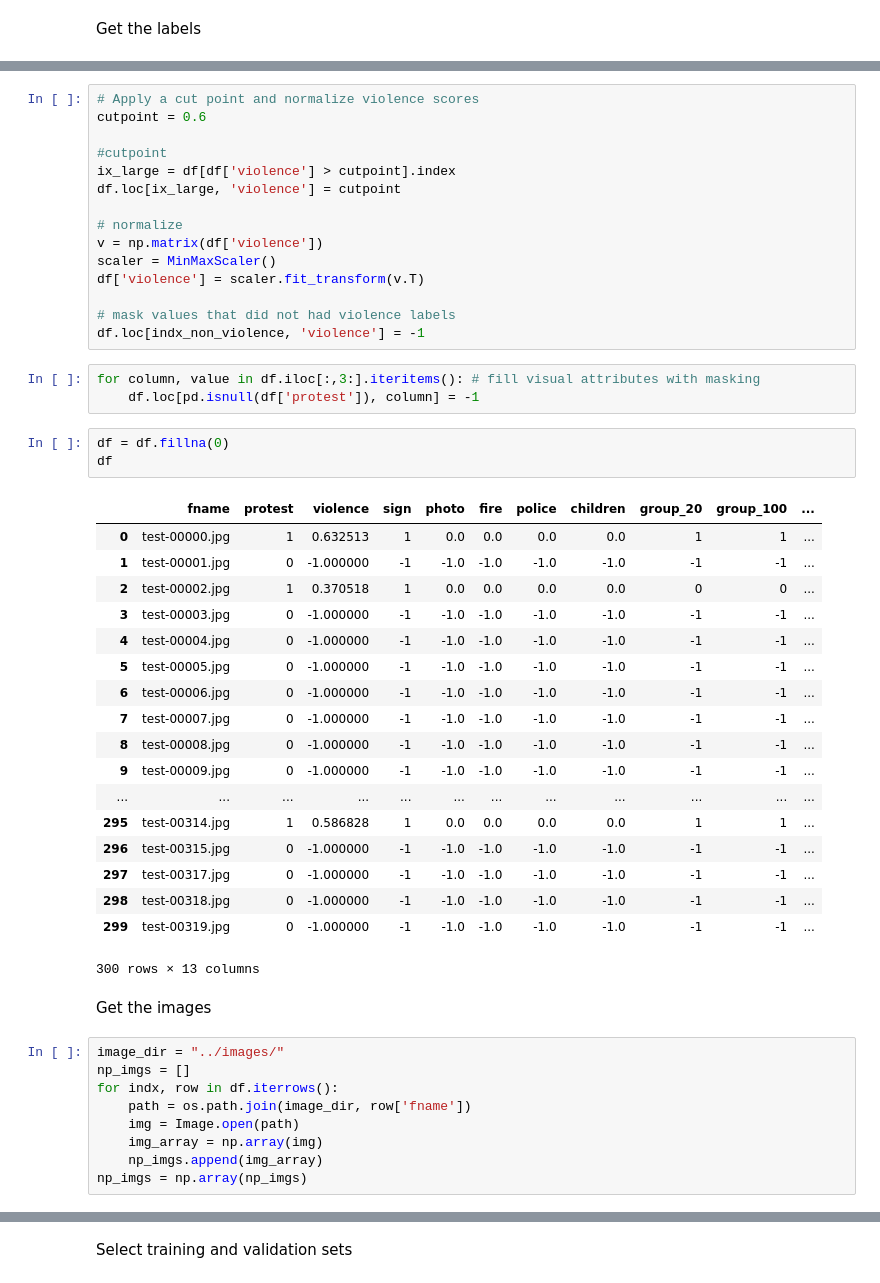
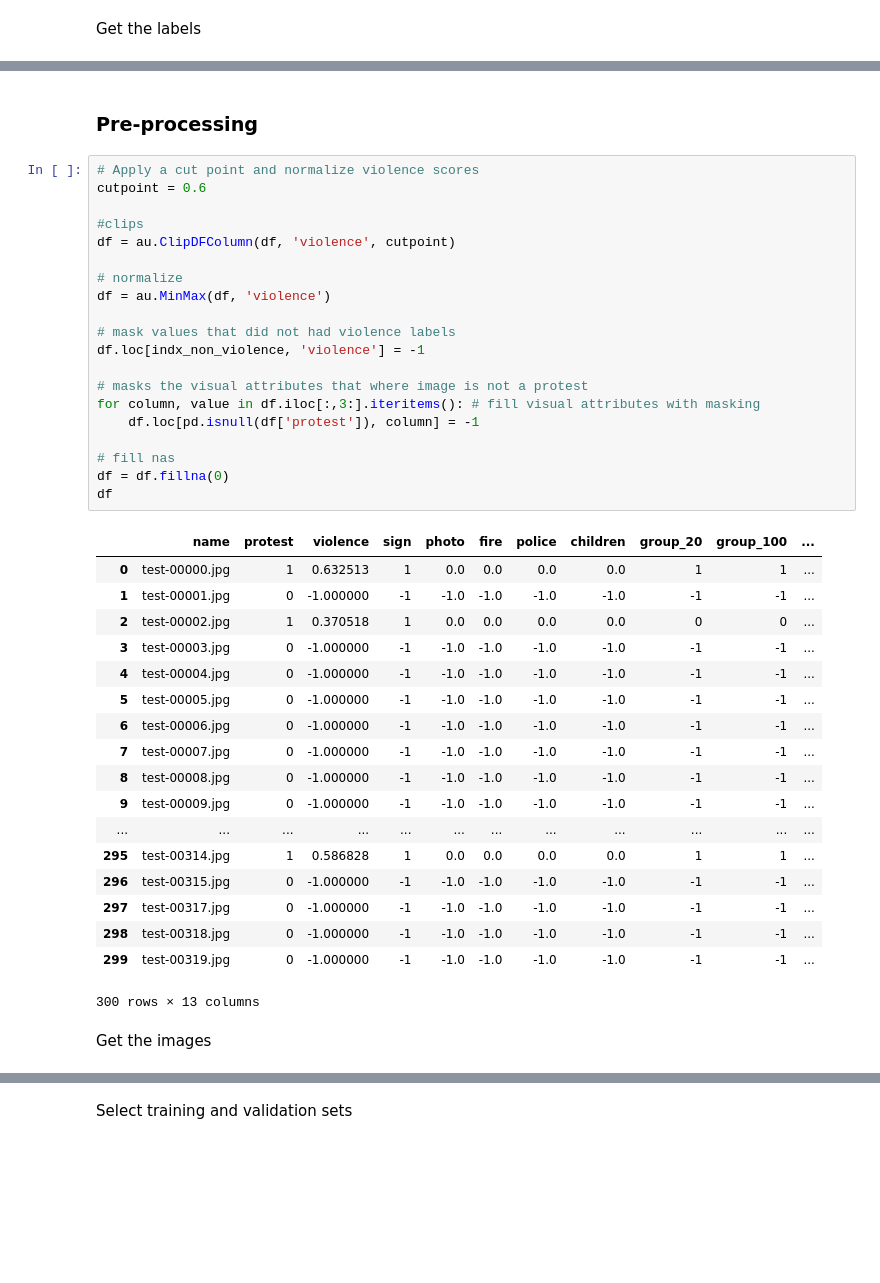
Before and after one commit to kalkun/Thesis, a Jupyter notebook: analysis/UCLA_results_validation.ipynb, the cells around one changed output, grey strips where cells are left out. Cells and saved outputs as stored; diff of their text form; blank space fills up the shorter version.

```diff
--- a/analysis/UCLA_results_validation.ipynb
+++ b/analysis/UCLA_results_validation.ipynb
@@ -64,52 +65,44 @@ for indx, im in enumerate(imgs[:300]):
     df = df.append(values, ignore_index=True)
+# %% [markdown]
+### Pre-processing
 # %%
 # Apply a cut point and normalize violence scores
 cutpoint = 0.6
 
-#cutpoint
-ix_large = df[df['violence'] > cutpoint].index
-df.loc[ix_large, 'violence'] = cutpoint
+#clips
+df = au.ClipDFColumn(df, 'violence', cutpoint)
 
 # normalize
-v = np.matrix(df['violence'])
-scaler = MinMaxScaler()
-df['violence'] = scaler.fit_transform(v.T)
+df = au.MinMax(df, 'violence')
 
 # mask values that did not had violence labels
 df.loc[indx_non_violence, 'violence'] = -1
+
+# masks the visual attributes that where image is not a protest
+for column, value in df.iloc[:,3:].iteritems(): # fill visual attributes with masking
+    df.loc[pd.isnull(df['protest']), column] = -1
+
+# fill nas
+df = df.fillna(0)
+df
+# %% [output]
+|  | name | protest | violence | sign | photo | fire | police | children | group_20 | group_100 | ... |
+| 0 | test-00000.jpg | 1 | 0.632513 | 1 | 0.0 | 0.0 | 0.0 | 0.0 | 1 | 1 | ... |
+| 1 | test-00001.jpg | 0 | -1.000000 | -1 | -1.0 | -1.0 | -1.0 | -1.0 | -1 | -1 | ... |
+| 2 | test-00002.jpg | 1 | 0.370518 | 1 | 0.0 | 0.0 | 0.0 | 0.0 | 0 | 0 | ... |
+| 3 | test-00003.jpg | 0 | -1.000000 | -1 | -1.0 | -1.0 | -1.0 | -1.0 | -1 | -1 | ... |
+| 4 | test-00004.jpg | 0 | -1.000000 | -1 | -1.0 | -1.0 | -1.0 | -1.0 | -1 | -1 | ... |
+| 5 | test-00005.jpg | 0 | -1.000000 | -1 | -1.0 | -1.0 | -1.0 | -1.0 | -1 | -1 | ... |
+| 6 | test-00006.jpg | 0 | -1.000000 | -1 | -1.0 | -1.0 | -1.0 | -1.0 | -1 | -1 | ... |
+| 7 | test-00007.jpg | 0 | -1.000000 | -1 | -1.0 | -1.0 | -1.0 | -1.0 | -1 | -1 | ... |
+| 8 | test-00008.jpg | 0 | -1.000000 | -1 | -1.0 | -1.0 | -1.0 | -1.0 | -1 | -1 | ... |
+| 9 | test-00009.jpg | 0 | -1.000000 | -1 | -1.0 | -1.0 | -1.0 | -1.0 | -1 | -1 | ... |
+| ... | ... | ... | ... | ... | ... | ... | ... | ... | ... | ... | ... |
+| 295 | test-00314.jpg | 1 | 0.586828 | 1 | 0.0 | 0.0 | 0.0 | 0.0 | 1 | 1 | ... |
+| 296 | test-00315.jpg | 0 | -1.000000 | -1 | -1.0 | -1.0 | -1.0 | -1.0 | -1 | -1 | ... |
+| 297 | test-00317.jpg | 0 | -1.000000 | -1 | -1.0 | -1.0 | -1.0 | -1.0 | -1 | -1 | ... |
+| 298 | test-00318.jpg | 0 | -1.000000 | -1 | -1.0 | -1.0 | -1.0 | -1.0 | -1 | -1 | ... |
+| 299 | test-00319.jpg | 0 | -1.000000 | -1 | -1.0 | -1.0 | -1.0 | -1.0 | -1 | -1 | ... |
+300 rows × 13 columns
-# %%
-for column, value in df.iloc[:,3:].iteritems(): # fill visual attributes with masking
-    df.loc[pd.isnull(df['protest']), column] = -1
-# %%
-df = df.fillna(0)
-df
-# %% [output]
-|  | fname | protest | violence | sign | photo | fire | police | children | group_20 | group_100 | ... |
-| 0 | test-00000.jpg | 1 | 0.632513 | 1 | 0.0 | 0.0 | 0.0 | 0.0 | 1 | 1 | ... |
-| 1 | test-00001.jpg | 0 | -1.000000 | -1 | -1.0 | -1.0 | -1.0 | -1.0 | -1 | -1 | ... |
-| 2 | test-00002.jpg | 1 | 0.370518 | 1 | 0.0 | 0.0 | 0.0 | 0.0 | 0 | 0 | ... |
-| 3 | test-00003.jpg | 0 | -1.000000 | -1 | -1.0 | -1.0 | -1.0 | -1.0 | -1 | -1 | ... |
-| 4 | test-00004.jpg | 0 | -1.000000 | -1 | -1.0 | -1.0 | -1.0 | -1.0 | -1 | -1 | ... |
-| 5 | test-00005.jpg | 0 | -1.000000 | -1 | -1.0 | -1.0 | -1.0 | -1.0 | -1 | -1 | ... |
-| 6 | test-00006.jpg | 0 | -1.000000 | -1 | -1.0 | -1.0 | -1.0 | -1.0 | -1 | -1 | ... |
-| 7 | test-00007.jpg | 0 | -1.000000 | -1 | -1.0 | -1.0 | -1.0 | -1.0 | -1 | -1 | ... |
-| 8 | test-00008.jpg | 0 | -1.000000 | -1 | -1.0 | -1.0 | -1.0 | -1.0 | -1 | -1 | ... |
-| 9 | test-00009.jpg | 0 | -1.000000 | -1 | -1.0 | -1.0 | -1.0 | -1.0 | -1 | -1 | ... |
-| ... | ... | ... | ... | ... | ... | ... | ... | ... | ... | ... | ... |
-| 295 | test-00314.jpg | 1 | 0.586828 | 1 | 0.0 | 0.0 | 0.0 | 0.0 | 1 | 1 | ... |
-| 296 | test-00315.jpg | 0 | -1.000000 | -1 | -1.0 | -1.0 | -1.0 | -1.0 | -1 | -1 | ... |
-| 297 | test-00317.jpg | 0 | -1.000000 | -1 | -1.0 | -1.0 | -1.0 | -1.0 | -1 | -1 | ... |
-| 298 | test-00318.jpg | 0 | -1.000000 | -1 | -1.0 | -1.0 | -1.0 | -1.0 | -1 | -1 | ... |
-| 299 | test-00319.jpg | 0 | -1.000000 | -1 | -1.0 | -1.0 | -1.0 | -1.0 | -1 | -1 | ... |
-300 rows × 13 columns
 # %% [markdown]
 Get the images
-# %%
-image_dir = "../images/"
-np_imgs = []
-for indx, row in df.iterrows():
-    path = os.path.join(image_dir, row['fname'])
-    img = Image.open(path)
-    img_array = np.array(img)
-    np_imgs.append(img_array)
-np_imgs = np.array(np_imgs)
```
Also changed, not shown: parts of 19 cells of this notebook, 1 other file.
